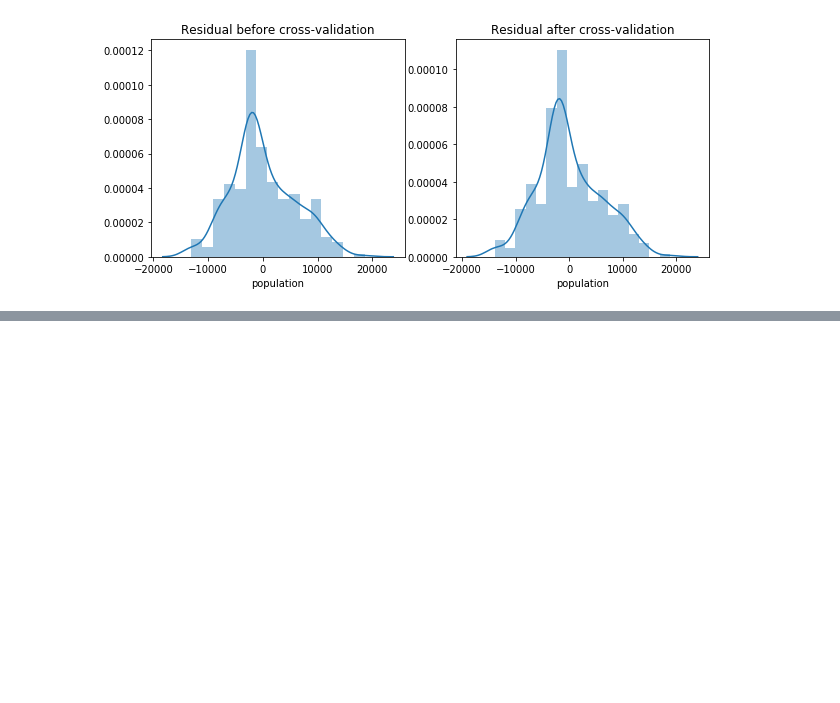
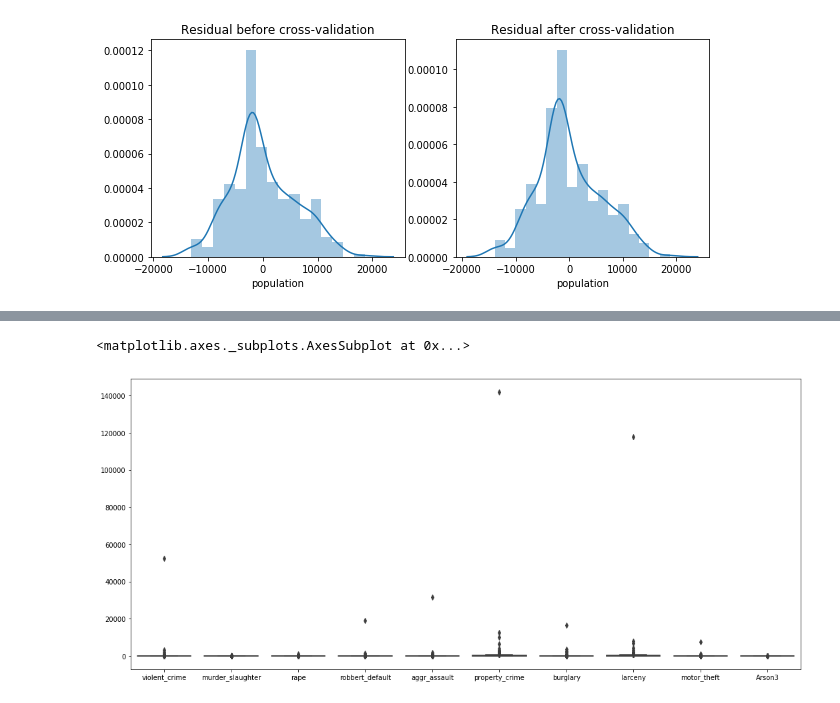
Before and after one commit to PriyankaBiswas/Data-Science, a Jupyter notebook: Unit2_SL/NYCrime/nyc_crime_regression.ipynb, the cells around one changed output, grey strips where cells are left out. Saved outputs shown, nothing was run; the diff lists cells and outputs as text; code cells hidden in the pictures; blank space fills up the shorter version.

```diff
--- a/Unit2_SL/NYCrime/nyc_crime_regression.ipynb
+++ b/Unit2_SL/NYCrime/nyc_crime_regression.ipynb
@@ -463,0 +519,4 @@ plt.show()
+# %%
+cols = nyc[['violent_crime', 'murder_slaughter', 'rape',
+       'robbert_default', 'aggr_assault', 'property_crime', 'burglary',
+       'larceny', 'motor_theft', 'Arson3']]
@@ -463,0 +555,8 @@ plt.show()
+# %%
+
+
+plt.figure(figsize=(18,8))
+sns.boxplot(data=cols)
+# %% [output]
+<matplotlib.axes._subplots.AxesSubplot at 0x...>
+[figure, added]
```
Also changed, not shown: parts of 14 cells of this notebook.
